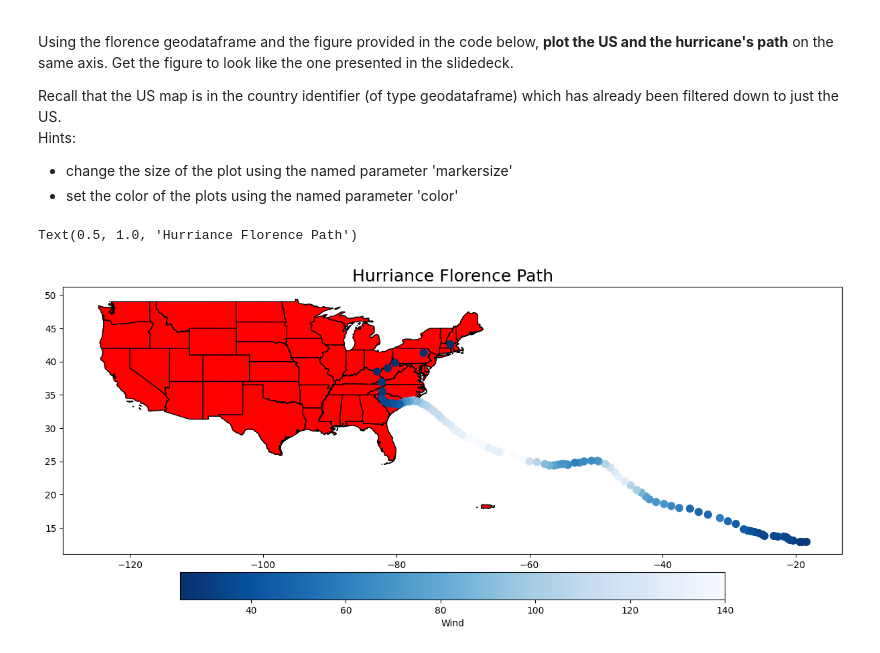
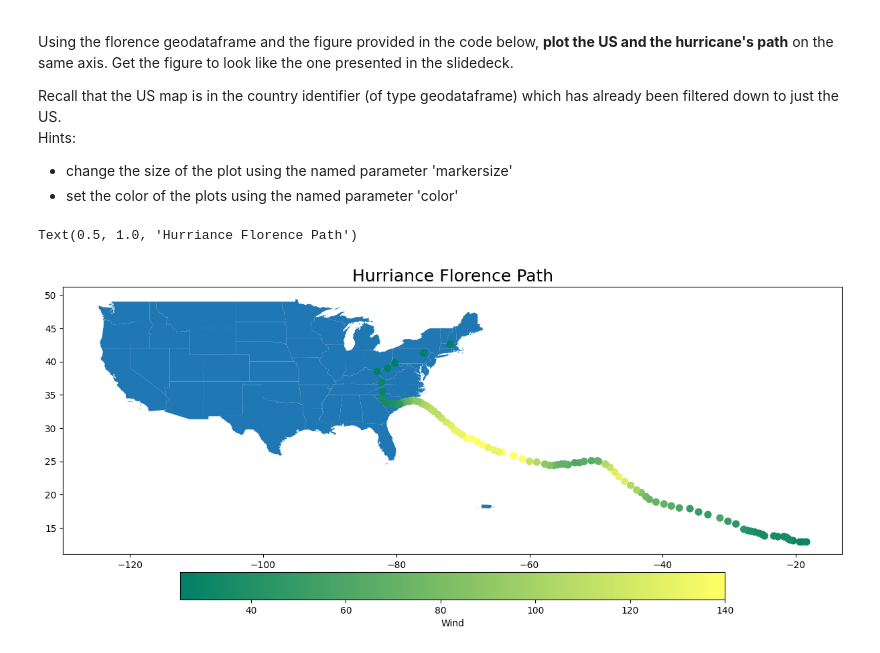
Before and after one commit to Aditi-Kesarwani/cse163-nchs, a Jupyter notebook: geopandas-hurricane-florence.ipynb, the cells around one changed output. Saved outputs shown, nothing was run; the diff lists cells and outputs as text; code cells hidden in the pictures.

```diff
--- a/geopandas-hurricane-florence.ipynb
+++ b/geopandas-hurricane-florence.ipynb
@@ -64,15 +70,25 @@ Hints:
 * change the size of the plot using the named parameter 'markersize'
 * set the color of the plots using the named parameter 'color'
 # %%
+
+# Converts the florence DataFrame into a GeoDataFrame using the "coordinates" geometry
 florence = gpd.GeoDataFrame(florence, geometry='coordinates')
+#Creates a figure and axis for plotting, a rectangle
 fig, ax = plt.subplots(1, figsize=(15, 7))
-
-country.plot(ax = ax, color = "red", edgecolor = "black")
-florence.plot(ax = ax, column = "Wind", cmap = "Blues_r", markersize = 60, legend = True, legend_kwds={"label": "Wind", "orientation": "horizontal", "shrink" : 0.7, "pad" : 0.05})
+#Plots the US map
+#"color" fills the color of the country and "edgecolor" outlines the borders + states
+country.plot(ax = ax)
+#Plots the hurricane points, coloring them by wind speed
+#"column" chooses the data used for color
+#"cmap" chooses the color gradient/shade
+#"markersize" controls the size of the points
+#"legend=True" adds a colorbar showing wind values
+#"legend_kwds" customizes the colorbar's appearance and position
+florence.plot(ax = ax, column = "Wind", cmap = "summer", markersize = 50, legend = True, legend_kwds={"label": "Wind", "orientation": "horizontal", "shrink" : 0.7, "pad" : 0.05})
 ax.set_title("Hurriance Florence Path", fontsize = 18)
 # %% [output]
 Text(0.5, 1.0, 'Hurriance Florence Path')
-[figure, old version]
+[figure, new version]
 # %% [markdown]
 ### Quite the Challenge
 
```
Also changed, not shown: parts of 2 cells of this notebook, 3 other files.
